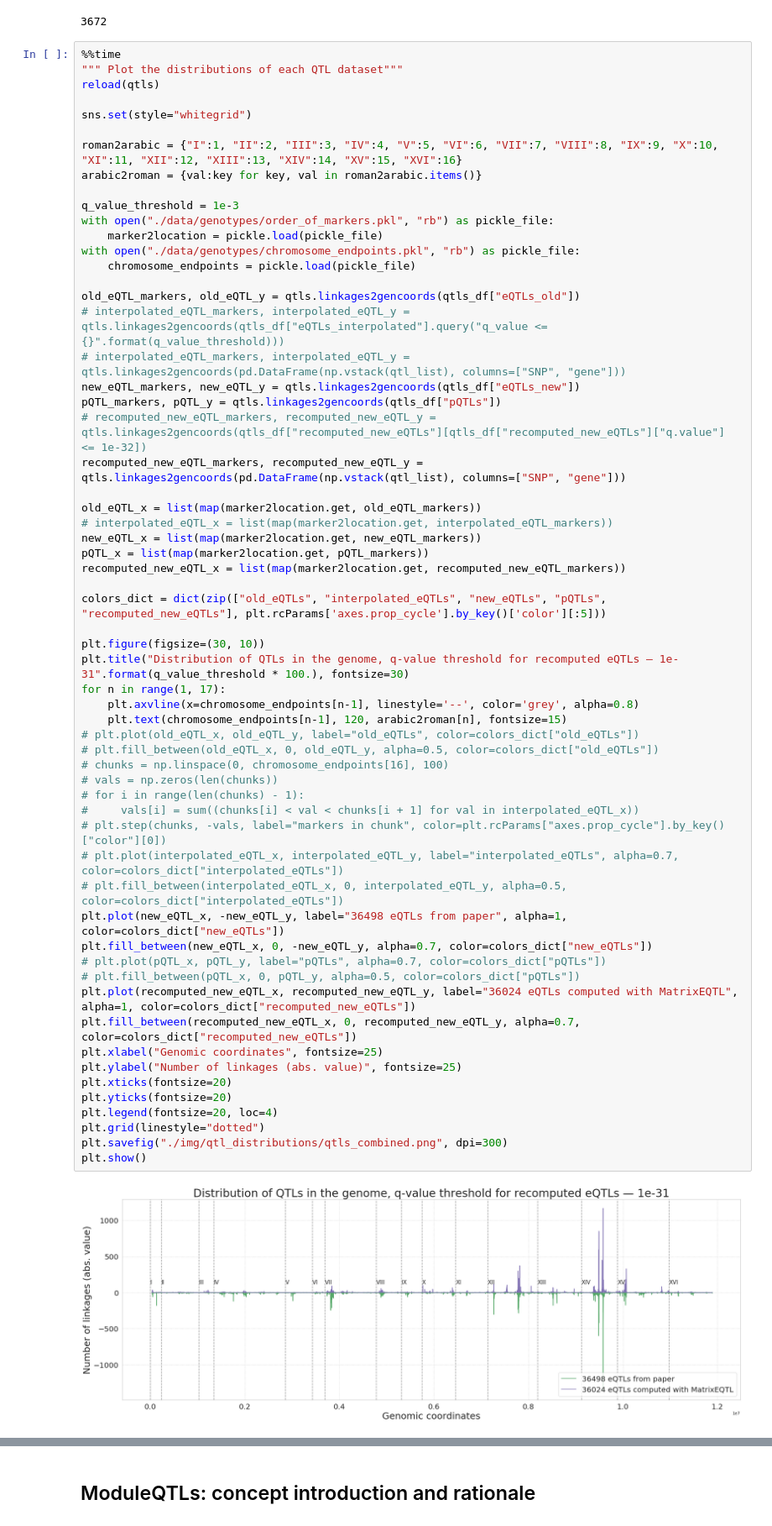
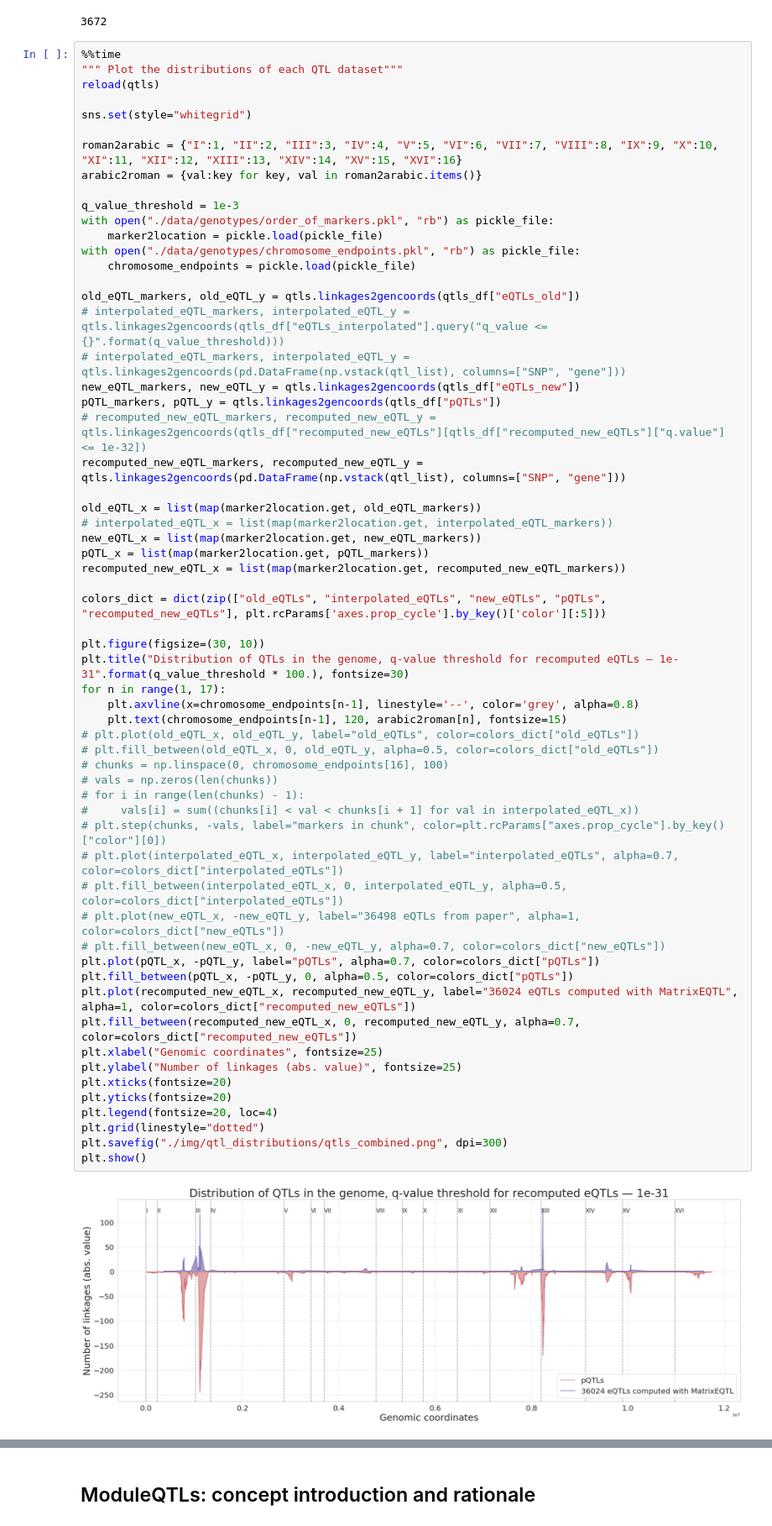
Before and after one commit to ivanov-v-v/PPINs-QTLs-Joint-Analysis, a Jupyter notebook: src/data_analysis.ipynb, the cells around one changed output, grey strips where cells are left out. Shown: that part at 84% size. Drawn from its saved outputs; the diff is of its cells as text.

```diff
--- a/src/data_analysis.ipynb
+++ b/src/data_analysis.ipynb
@@ -664,35 +664,35 @@ new_eQTL_x = list(map(marker2location.get, new_eQTL_markers))
 pQTL_x = list(map(marker2location.get, pQTL_markers))
 recomputed_new_eQTL_x = list(map(marker2location.get, recomputed_new_eQTL_markers))
 
 colors_dict = dict(zip(["old_eQTLs", "interpolated_eQTLs", "new_eQTLs", "pQTLs", "recomputed_new_eQTLs"], plt.rcParams['axes.prop_cycle'].by_key()['color'][:5]))
 
 plt.figure(figsize=(30, 10))
 plt.title("Distribution of QTLs in the genome, q-value threshold for recomputed eQTLs — 1e-31".format(q_value_threshold * 100.), fontsize=30)
 for n in range(1, 17):
     plt.axvline(x=chromosome_endpoints[n-1], linestyle='--', color='grey', alpha=0.8)
     plt.text(chromosome_endpoints[n-1], 120, arabic2roman[n], fontsize=15)
 # plt.plot(old_eQTL_x, old_eQTL_y, label="old_eQTLs", color=colors_dict["old_eQTLs"])
 # plt.fill_between(old_eQTL_x, 0, old_eQTL_y, alpha=0.5, color=colors_dict["old_eQTLs"])
 # chunks = np.linspace(0, chromosome_endpoints[16], 100)
 # vals = np.zeros(len(chunks))
 # for i in range(len(chunks) - 1):
 #     vals[i] = sum((chunks[i] < val < chunks[i + 1] for val in interpolated_eQTL_x))
 # plt.step(chunks, -vals, label="markers in chunk", color=plt.rcParams["axes.prop_cycle"].by_key()["color"][0])
 # plt.plot(interpolated_eQTL_x, interpolated_eQTL_y, label="interpolated_eQTLs", alpha=0.7, color=colors_dict["interpolated_eQTLs"])
 # plt.fill_between(interpolated_eQTL_x, 0, interpolated_eQTL_y, alpha=0.5, color=colors_dict["interpolated_eQTLs"])
-plt.plot(new_eQTL_x, -new_eQTL_y, label="36498 eQTLs from paper", alpha=1, color=colors_dict["new_eQTLs"])
-plt.fill_between(new_eQTL_x, 0, -new_eQTL_y, alpha=0.7, color=colors_dict["new_eQTLs"])
-# plt.plot(pQTL_x, pQTL_y, label="pQTLs", alpha=0.7, color=colors_dict["pQTLs"])
-# plt.fill_between(pQTL_x, 0, pQTL_y, alpha=0.5, color=colors_dict["pQTLs"])
+# plt.plot(new_eQTL_x, -new_eQTL_y, label="36498 eQTLs from paper", alpha=1, color=colors_dict["new_eQTLs"])
+# plt.fill_between(new_eQTL_x, 0, -new_eQTL_y, alpha=0.7, color=colors_dict["new_eQTLs"])
+plt.plot(pQTL_x, -pQTL_y, label="pQTLs", alpha=0.7, color=colors_dict["pQTLs"])
+plt.fill_between(pQTL_x, -pQTL_y, 0, alpha=0.5, color=colors_dict["pQTLs"])
 plt.plot(recomputed_new_eQTL_x, recomputed_new_eQTL_y, label="36024 eQTLs computed with MatrixEQTL", alpha=1, color=colors_dict["recomputed_new_eQTLs"])
 plt.fill_between(recomputed_new_eQTL_x, 0, recomputed_new_eQTL_y, alpha=0.7, color=colors_dict["recomputed_new_eQTLs"])
 plt.xlabel("Genomic coordinates", fontsize=25)
 plt.ylabel("Number of linkages (abs. value)", fontsize=25)
 plt.xticks(fontsize=20)
 plt.yticks(fontsize=20)
 plt.legend(fontsize=20, loc=4)
 plt.grid(linestyle="dotted")
 plt.savefig("./img/qtl_distributions/qtls_combined.png", dpi=300)
 plt.show()
 # %% [output]
-[figure, old version]
+[figure, new version]
```
Also changed, not shown: parts of 6 cells of this notebook.
